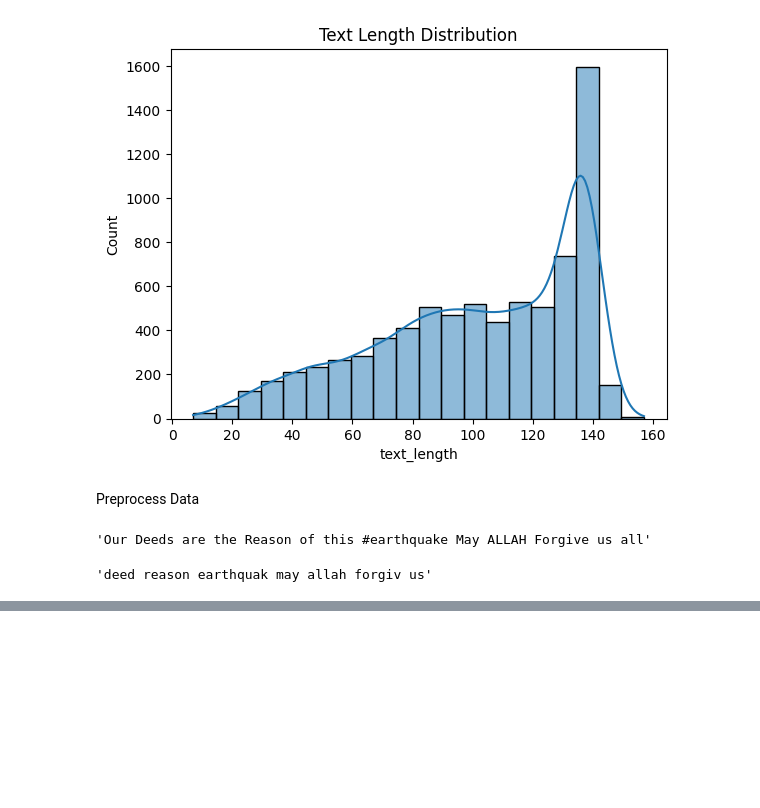
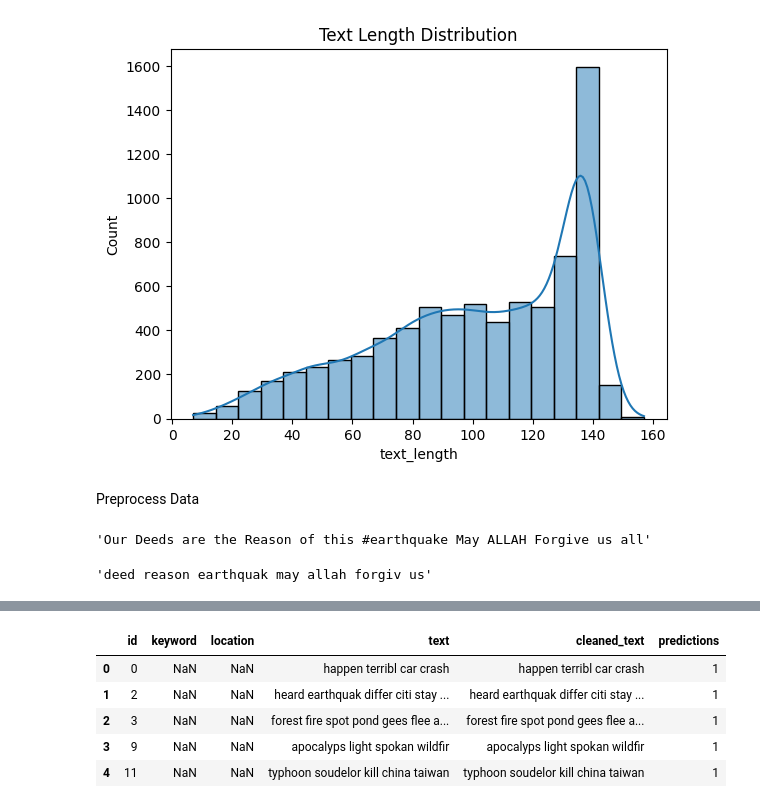
Before and after one commit to marshanabilah/disaster-tweets, a Jupyter notebook: nlp.ipynb, the cells around one changed output, grey strips where cells are left out. Drawn from its saved outputs; the diff is of its cells as text; code cells hidden in the pictures; blank space fills up the shorter version.

```diff
--- a/nlp.ipynb
+++ b/nlp.ipynb
@@ -127,0 +293,2 @@ df.iloc[0]["cleaned_text"]
+# %%
+df_test=pd.read_csv("nlp-getting-started/test.csv")
@@ -127,0 +304,16 @@ df.iloc[0]["cleaned_text"]
+# %%
+df_test["cleaned_text"]=clean_text(df_test,"text")
+# %%
+test_data=vect.transform(df_test["cleaned_text"])
+predictions=model.predict(test_data)
+# %%
+df_test["predictions"]=predictions
+# %%
+df_test.head()
+# %% [output]
+|  | id | keyword | location | text | cleaned_text | predictions |
+| 0 | 0 | NaN | NaN | happen terribl car crash | happen terribl car crash | 1 |
+| 1 | 2 | NaN | NaN | heard earthquak differ citi stay ... | heard earthquak differ citi stay ... | 1 |
+| 2 | 3 | NaN | NaN | forest fire spot pond gees flee a... | forest fire spot pond gees flee a... | 1 |
+| 3 | 9 | NaN | NaN | apocalyps light spokan wildfir | apocalyps light spokan wildfir | 1 |
+| 4 | 11 | NaN | NaN | typhoon soudelor kill china taiwan | typhoon soudelor kill china taiwan | 1 |
```
Also changed, not shown: parts of 19 cells of this notebook, 3 other files.
